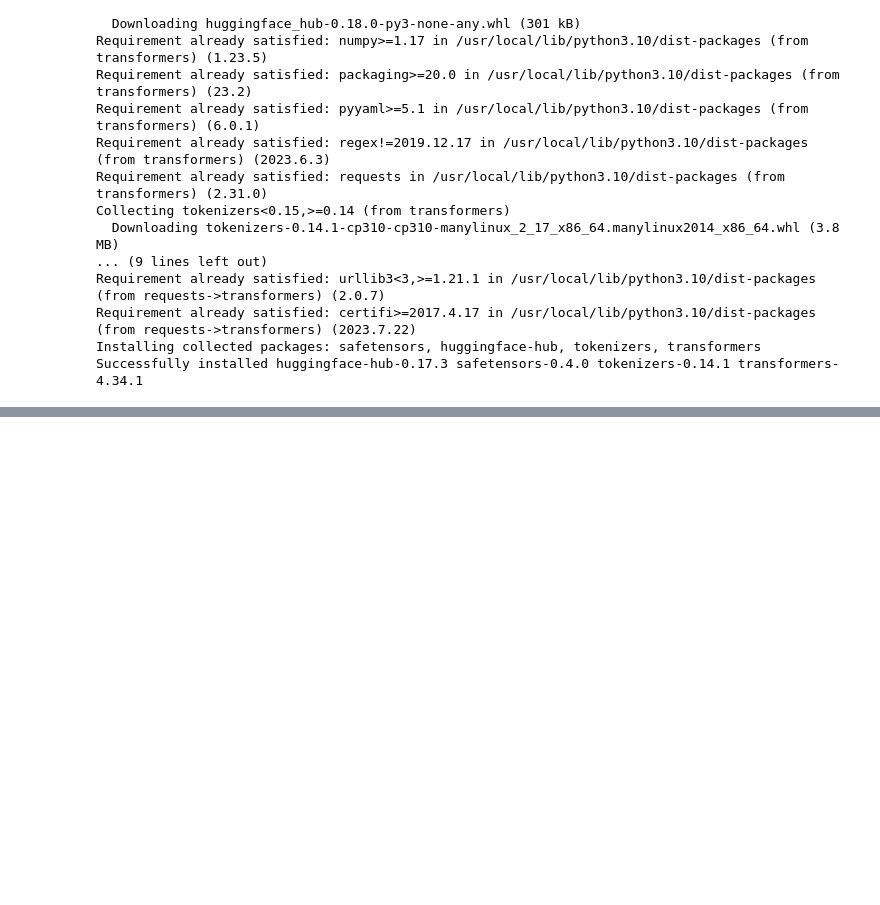
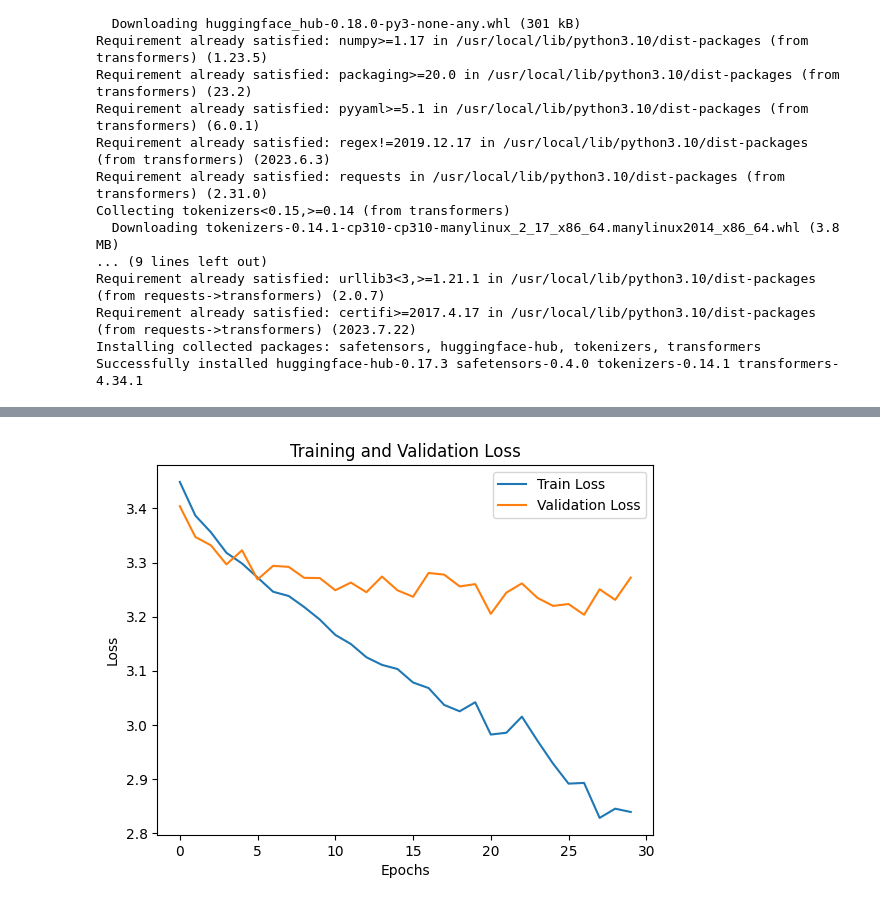
Before and after one commit to pan-emily/protein-clip, a Jupyter notebook: layer_peptide_clip_for_group.ipynb, the cells around one changed output, grey strips where cells are left out. Cells and saved outputs as stored; diff of their text form; code cells hidden in the pictures; blank space fills up the shorter version.

```diff
--- a/layer_peptide_clip_for_group.ipynb
+++ b/layer_peptide_clip_for_group.ipynb
@@ -794,0 +361,11 @@ torch.save(best_model, PATH)
+# %%
+for epoch in range(num_epochs):
+    train_loss = train(trained_model, train_loader, optimizer, device)
+    val_loss = evaluate(trained_model, val_loader, device)
+
+    train_losses.append(train_loss)
+    val_losses.append(val_loss)
+
+    torch.cuda.empty_cache()  # Clearing GPU cache after each epoch
+
+    print(f"Epoch {epoch + 1}/{num_epochs} - Train Loss: {train_loss:.4f}, Val Loss: {val_loss:.4f}")
@@ -794,0 +384,11 @@ torch.save(best_model, PATH)
+# %%
+for epoch in range(num_epochs, 2*num_epochs):
+    train_loss = train(trained_model, train_loader, optimizer, device)
+    val_loss = evaluate(trained_model, val_loader, device)
+
+    train_losses.append(train_loss)
+    val_losses.append(val_loss)
+
+    torch.cuda.empty_cache()  # Clearing GPU cache after each epoch
+
+    print(f"Epoch {epoch + 1}/{2*num_epochs} - Train Loss: {train_loss:.4f}, Val Loss: {val_loss:.4f}")
@@ -794,0 +406,11 @@ torch.save(best_model, PATH)
+# %%
+for epoch in range(2*num_epochs, 3*num_epochs):
+    train_loss = train(trained_model, train_loader, optimizer, device)
+    val_loss = evaluate(trained_model, val_loader, device)
+
+    train_losses.append(train_loss)
+    val_losses.append(val_loss)
+
+    torch.cuda.empty_cache()  # Clearing GPU cache after each epoch
+
+    print(f"Epoch {epoch + 1}/{num_epochs} - Train Loss: {train_loss:.4f}, Val Loss: {val_loss:.4f}")
@@ -794,0 +428,14 @@ torch.save(best_model, PATH)
+# %%
+plt.plot(train_losses, label='Train Loss')
+plt.plot(val_losses, label='Validation Loss')
+plt.xlabel('Epochs')
+plt.ylabel('Loss')
+plt.title('Training and Validation Loss')
+plt.legend()
+plt.show()
+
+# eval on test set
+test_loss = evaluate(trained_model, test_loader, device)
+print(f"Test Loss: {test_loss:.4f}")
+# %% [output]
+[figure, added]
```
Also changed, not shown: parts of 69 cells of this notebook.
